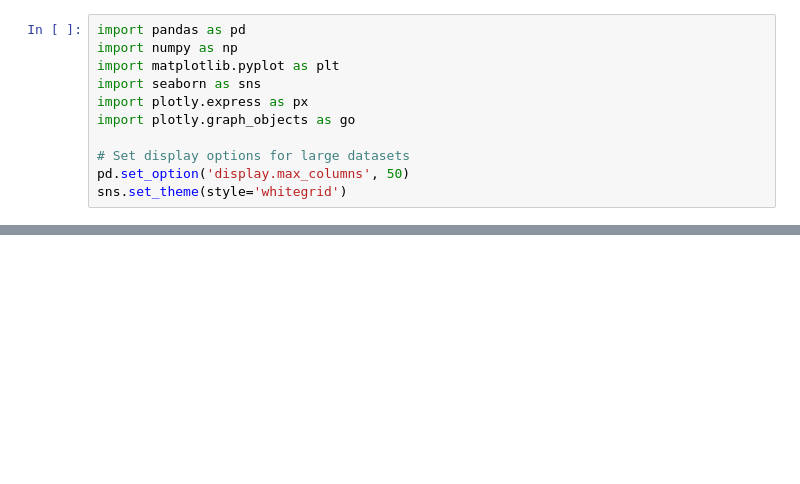
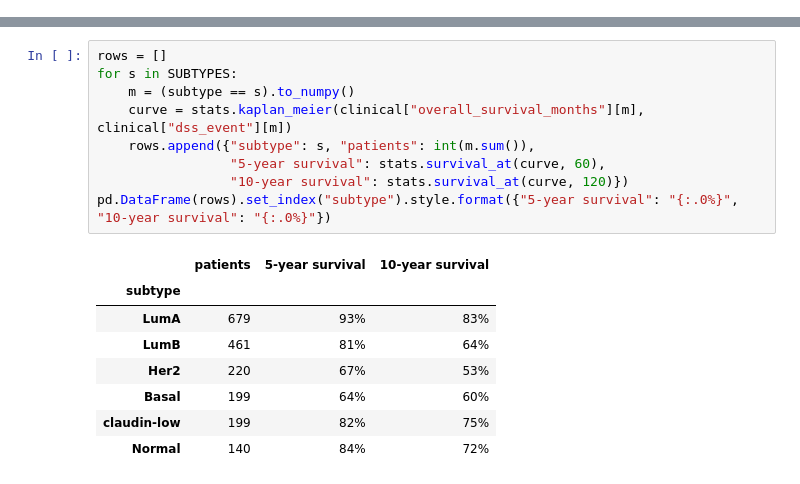
Before and after one commit to LaysLala/LDACS_Project_Information_Visualisation, a Jupyter notebook: notebooks/Exploratory.ipynb, the cells around one changed output, grey strips where cells are left out. Saved outputs shown, nothing was run; the diff lists cells and outputs as text; blank space fills up the shorter version.

Commit message:
Notebook finish and data treatment improved

```diff
--- a/notebooks/Exploratory.ipynb
+++ b/notebooks/Exploratory.ipynb
@@ -9,11 +0,0 @@
-# %%
-import pandas as pd
-import numpy as np
-import matplotlib.pyplot as plt
-import seaborn as sns
-import plotly.express as px
-import plotly.graph_objects as go
-
-# Set display options for large datasets
-pd.set_option('display.max_columns', 50)
-sns.set_theme(style='whitegrid')
@@ -579,0 +432,18 @@ The KMeans algorithm successfully partitioned the continuous space into four clu
+# %%
+rows = []
+for s in SUBTYPES:
+    m = (subtype == s).to_numpy()
+    curve = stats.kaplan_meier(clinical["overall_survival_months"][m], clinical["dss_event"][m])
+    rows.append({"subtype": s, "patients": int(m.sum()),
+                 "5-year survival": stats.survival_at(curve, 60),
+                 "10-year survival": stats.survival_at(curve, 120)})
+pd.DataFrame(rows).set_index("subtype").style.format({"5-year survival": "{:.0%}", "10-year survival": "{:.0%}"})
+# %% [output]
+|  | patients | 5-year survival | 10-year survival |
+| subtype |  |  |  |
+| LumA | 679 | 93% | 83% |
+| LumB | 461 | 81% | 64% |
+| Her2 | 220 | 67% | 53% |
+| Basal | 199 | 64% | 60% |
+| claudin-low | 199 | 82% | 75% |
+| Normal | 140 | 84% | 72% |
```
Also changed, not shown: parts of 108 cells of this notebook, 5 other files.
